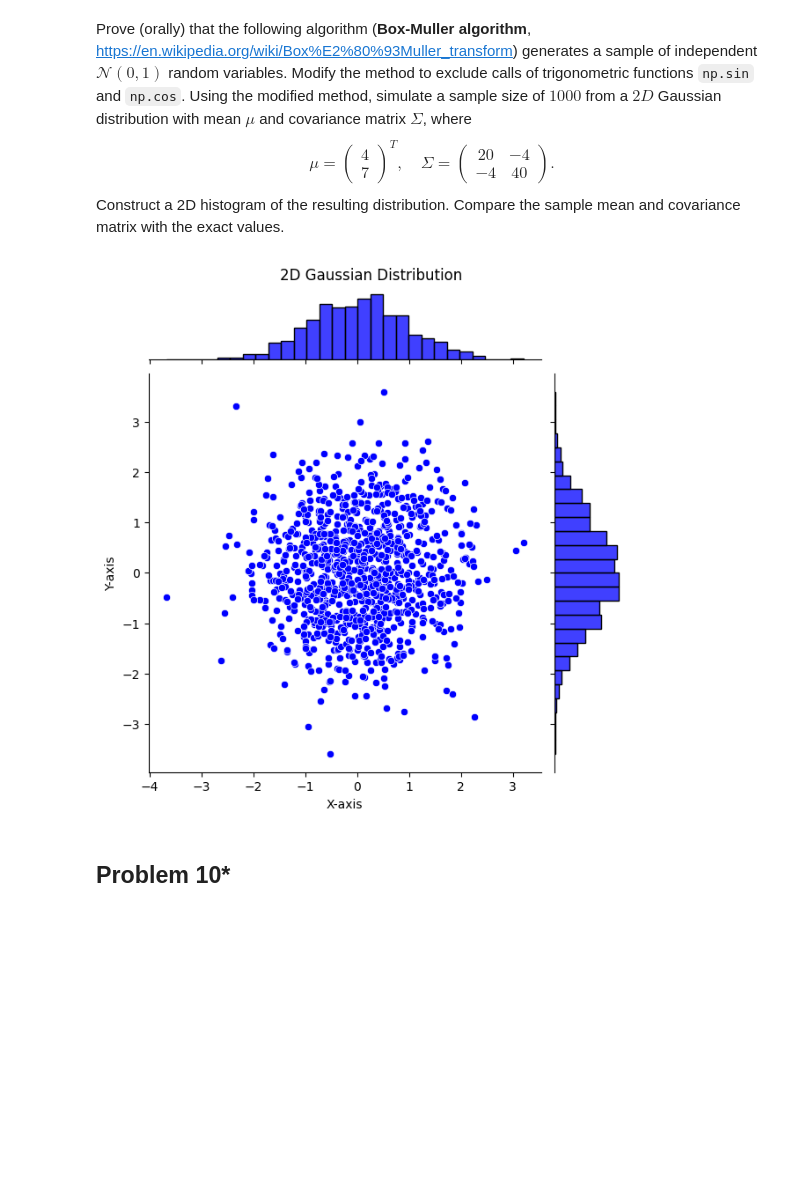
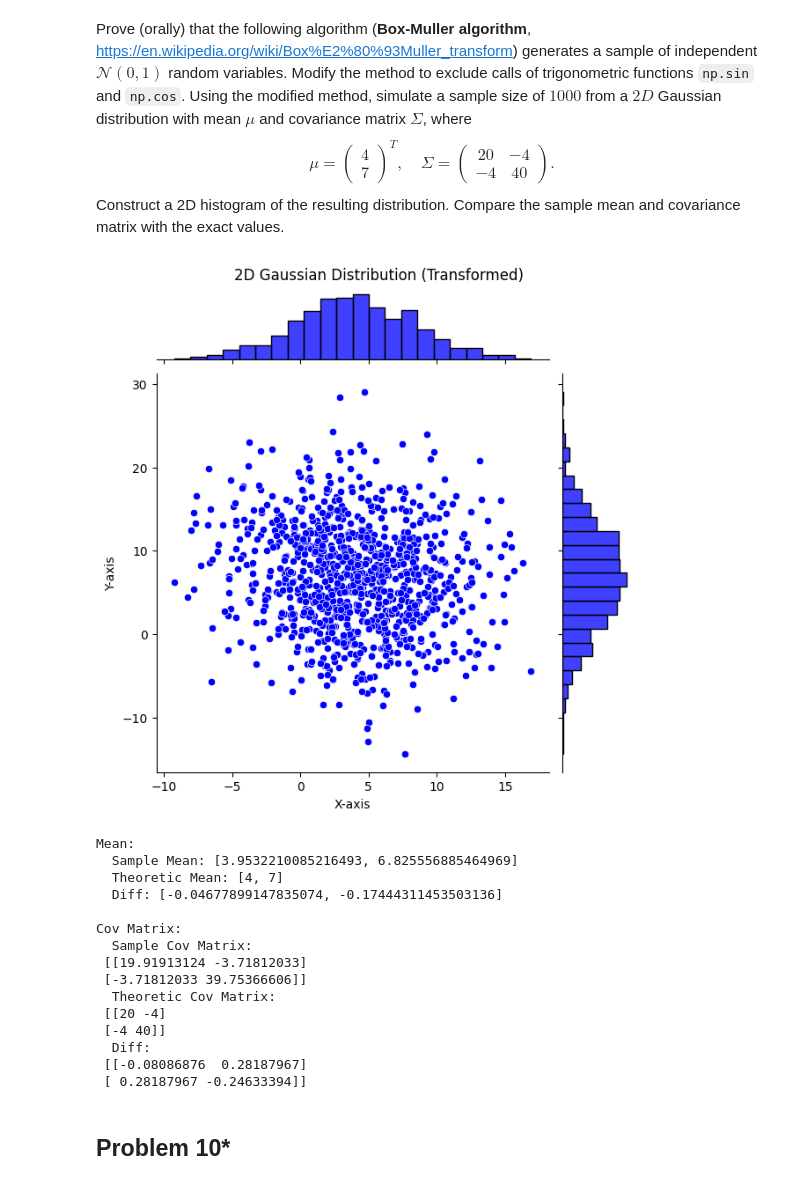
Before and after one commit to ryakhovskiyy/StatPrak25, a Jupyter notebook: Homework3.ipynb, the cells around one changed output. Drawn from its saved outputs; the diff is of its cells as text; code cells hidden in the pictures; blank space fills up the shorter version.

```diff
--- a/Homework3.ipynb
+++ b/Homework3.ipynb
@@ -330,15 +327,0 @@ import seaborn as sns
-# %%
-n = 1000
-u1, u2 = np.random.rand(2, n)
-r = np.sqrt(-2 * np.log(u1))
-theta = 2 * np.pi * u2
-x = r * np.cos(theta)
-y = r * np.sin(theta)
-
-
-joint_plot = sns.jointplot(x=x, y=y, color="blue")
-joint_plot.set_axis_labels('X-axis', 'Y-axis')
-plt.suptitle('2D Gaussian Distribution', y=1.02)
-plt.show()
-# %% [output]
-[figure, removed]
@@ -347,3 +328,57 @@ plt.show()
+# %%
+import numpy as np
+import matplotlib.pyplot as plt
+import seaborn as sns
+
+mu = np.array([4, 7])
+Sigma = np.array([[20, -4], [-4, 40]])
+L = np.linalg.cholesky(Sigma)
+
+n_points = 1000
+z0, z1 = [], []
+
+while len(z0) < n_points:
+    x, y = np.random.uniform(-1, 1, 2)
+    s = x**2 + y**2
+    if 0 < s <= 1:
+        factor = np.sqrt(-2 * np.log(s) / s)
+        z0.append(x * factor)
+        z1.append(y * factor)
+
+z = np.vstack((z0[:n_points], z1[:n_points]))
+
+x, y = mu.reshape(2, 1) + L @ z
+
+sns.jointplot(x=x, y=y, color="blue").set_axis_labels('X-axis', 'Y-axis')
+plt.suptitle('2D Gaussian Distribution (Transformed)', y=1.02)
+plt.show()
+
+print("Mean:")
+print("  Sample Mean:", [np.mean(x), np.mean(y)])
+print("  Theoretic Mean:", [mu[0], mu[1]])
+print("  Diff:", [np.mean(x) - mu[0], np.mean(y) - mu[1]])
+print()
+print("Cov Matrix:")
+print("  Sample Cov Matrix:\n", np.cov(x, y))
+print("  Theoretic Cov Matrix:\n", Sigma)
+print("  Diff:\n", np.cov(x, y) - Sigma)
+# %% [output]
+[figure, added]
+Mean:
+  Sample Mean: [3.9532210085216493, 6.825556885464969]
+  Theoretic Mean: [4, 7]
+  Diff: [-0.04677899147835074, -0.17444311453503136]
+
+Cov Matrix:
+  Sample Cov Matrix:
+ [[19.91913124 -3.71812033]
+ [-3.71812033 39.75366606]]
+  Theoretic Cov Matrix:
+ [[20 -4]
+ [-4 40]]
+  Diff:
+ [[-0.08086876  0.28187967]
+ [ 0.28187967 -0.24633394]]
 # %% [markdown]
 ## Problem 10*
 # %% [markdown]
```
Also changed, not shown: parts of 4 cells of this notebook.
